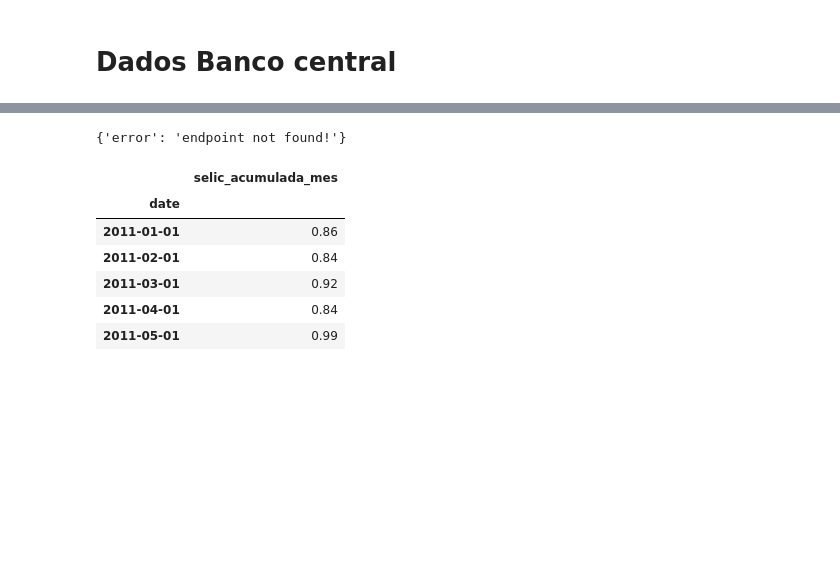
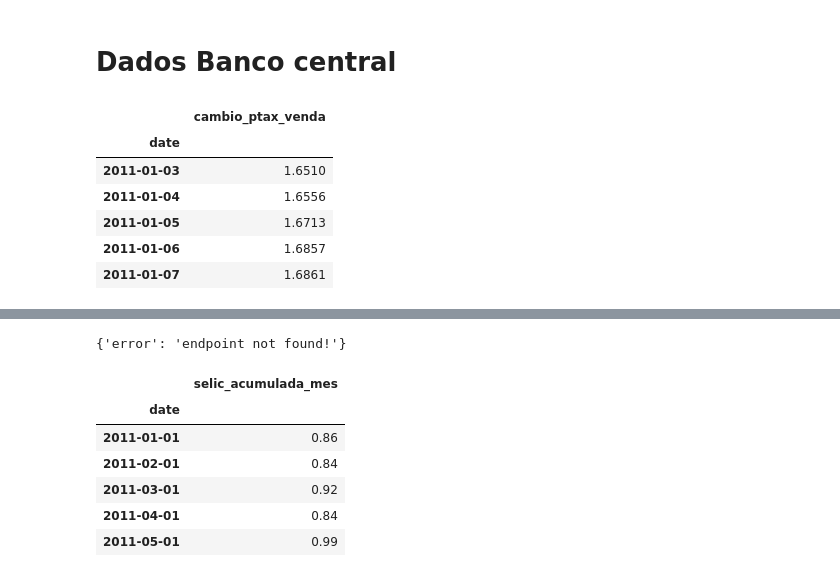
Before and after one commit to BrunoRaphaell/nowcasting, a Jupyter notebook: notebooks/00_tests.ipynb, the cells around one changed output, grey strips where cells are left out. Drawn from its saved outputs; the diff is of its cells as text; code cells hidden in the pictures; blank space fills up the shorter version.

```diff
--- a/notebooks/00_data_extraction.ipynb
+++ b/notebooks/00_tests.ipynb
@@ -2,3 +2,14 @@
 # Dados Banco central
 # %%
 import pandas as pd
+# %%
+df = pd.read_parquet(r"C:\Users\Matheus\Desktop\CEDS_workspace\TCC CEDS\nowcasting\data\raw\cambio_ptax_venda.parquet")
+df.head()
+# %% [output]
+|  | cambio_ptax_venda |
+| date |  |
+| 2011-01-03 | 1.6510 |
+| 2011-01-04 | 1.6556 |
+| 2011-01-05 | 1.6713 |
+| 2011-01-06 | 1.6857 |
+| 2011-01-07 | 1.6861 |
```
Also changed, not shown: parts of 7 cells of this notebook, 6 other files.
